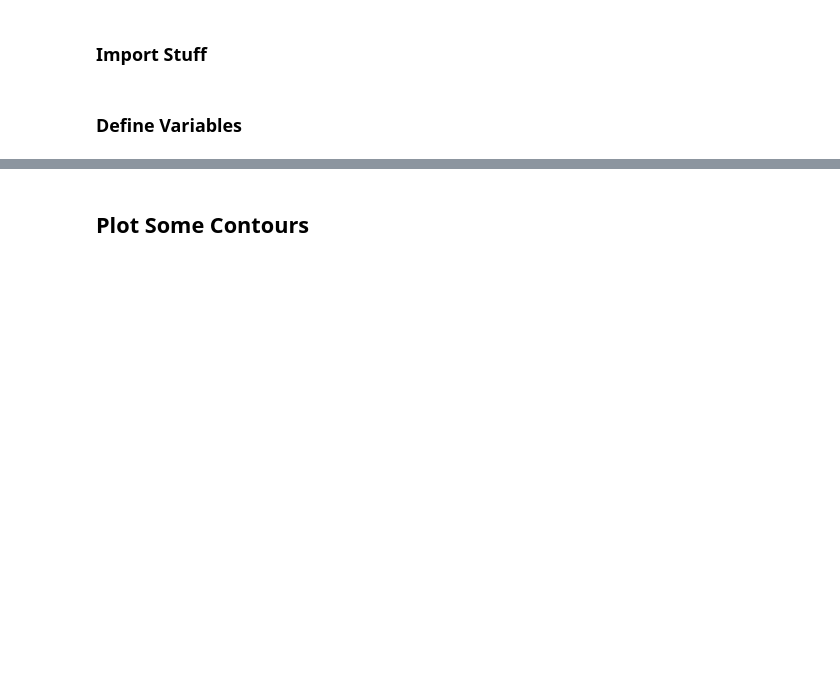
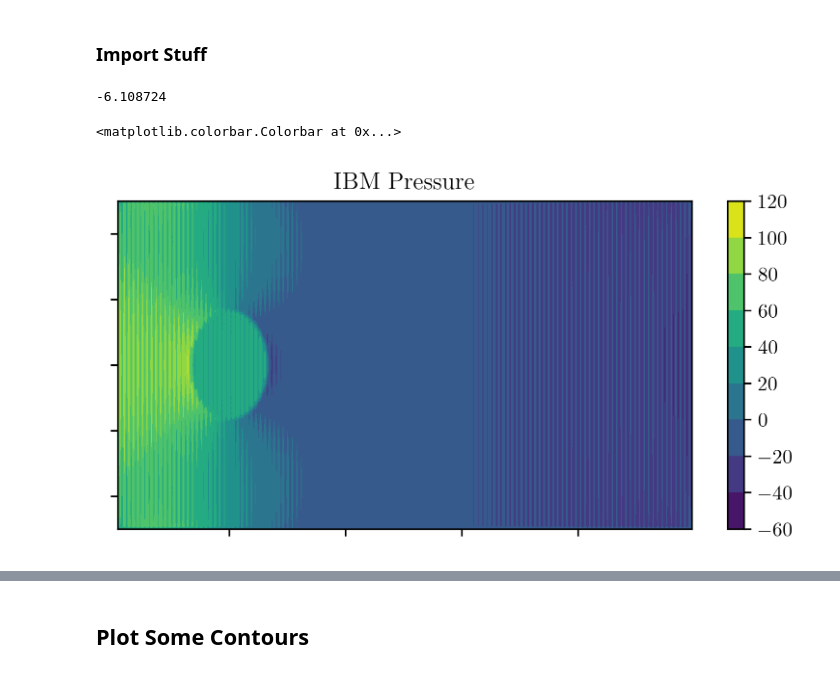
Before and after one commit to mskPark/DRLPDE, a Jupyter notebook: ErrorPlot_JCPexample6.ipynb, the cells around one changed output, grey strips where cells are left out. Drawn from its saved outputs; the diff is of its cells as text; code cells hidden in the pictures; blank space fills up the shorter version.

```diff
--- a/ErrorPlot_JCPexample6.ipynb
+++ b/ErrorPlot_JCPexample6.ipynb
@@ -31,5 +31,3 @@ plt.rcParams['font.sans-serif'] = ['Helvetica']
-# %% [markdown]
-### Define Variables
 # %%
 ### Domain Parameters
 
@@ -82,0 +81,16 @@ IBM_P = np.concatenate( (IBM_P, IBM_V[0,None,:]), axis=0)
+# %%
+np.max( IBM_P[2:-1,:] )
+# %% [output]
+-6.108724
+# %%
+plt.close('all')
+fig, ax = plt.subplots(nrows=1, ncols=1, figsize=[6.4, 3.0])
+
+contour1 = ax.contourf(x1plot[2:-1,:], x2plot[2:-1,:], IBM_P[2:-1,:], cmap=plt.cm.viridis)
+ax.set_title(r'IBM Pressure')
+ax.set_xticklabels([])
+ax.set_yticklabels([])
+plt.colorbar(contour1, ax=ax)
+# %% [output]
+<matplotlib.colorbar.Colorbar at 0x...>
+[figure, added]
```
Also changed, not shown: parts of 10 cells of this notebook, 49 other files.
